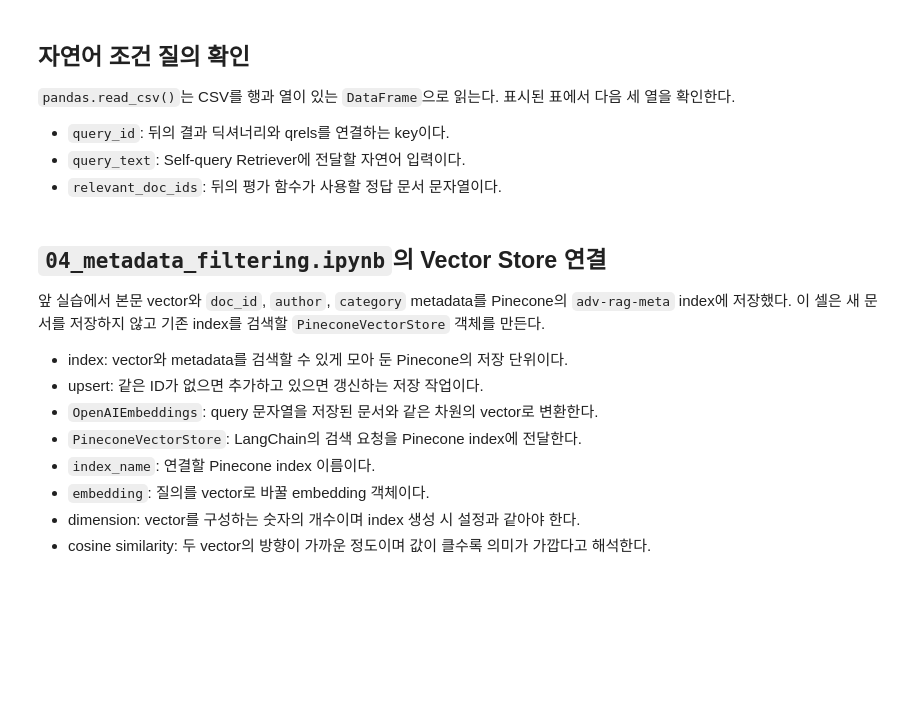
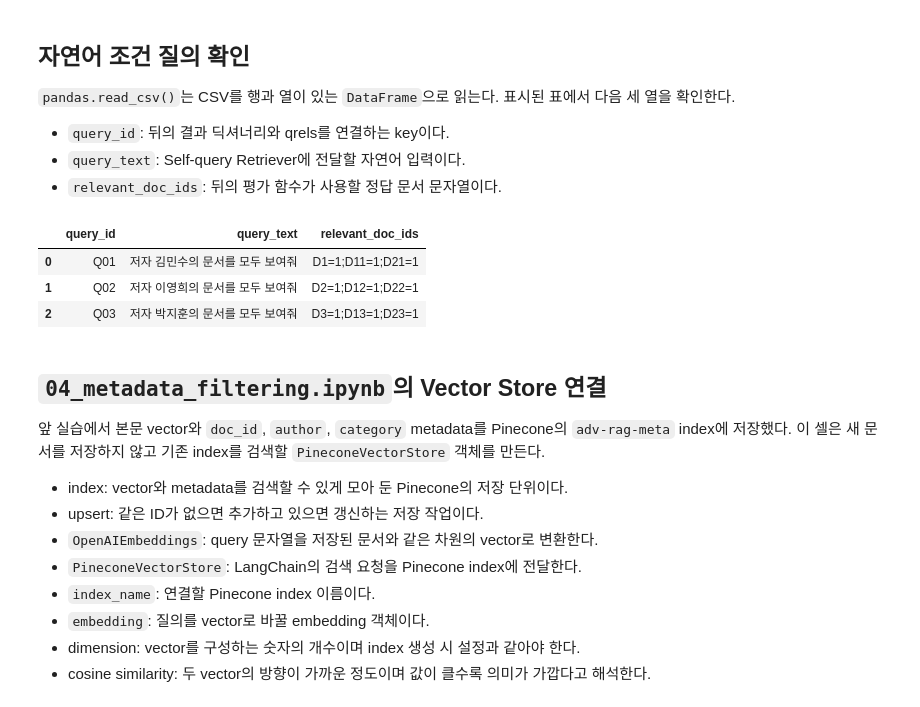
Before and after one commit to muniii-62/09_llm, a Jupyter notebook: 07_advancewd_rag/01_retrieval_optimization/05_self_query_retriever.ipynb, the cells around one changed output. Cells and saved outputs as stored; diff of their text form; code cells hidden in the pictures; blank space fills up the shorter version.

```diff
--- a/07_advancewd_rag/01_retrieval_optimization/05_self_query_retriever.ipynb
+++ b/07_advancewd_rag/01_retrieval_optimization/05_self_query_retriever.ipynb
@@ -105,6 +111,14 @@ PINECONE_INDEX_DIMENSION = int(os.getenv('PINECONE_INDEX_DIMENSION', '1536'))
 - `relevant_doc_ids`: 뒤의 평가 함수가 사용할 정답 문서 문자열이다.
 # %%
 import pandas as pd
+
+queries_df =pd.read_csv("queries_meta_v2.csv")
+queries_df.head(3)
+# %% [output]
+|  | query_id | query_text | relevant_doc_ids |
+| 0 | Q01 | 저자 김민수의 문서를 모두 보여줘 | D1=1;D11=1;D21=1 |
+| 1 | Q02 | 저자 이영희의 문서를 모두 보여줘 | D2=1;D12=1;D22=1 |
+| 2 | Q03 | 저자 박지훈의 문서를 모두 보여줘 | D3=1;D13=1;D23=1 |
 # %% [markdown]
 ## `04_metadata_filtering.ipynb`의 Vector Store 연결
 
```
Also changed, not shown: parts of 17 cells of this notebook.
